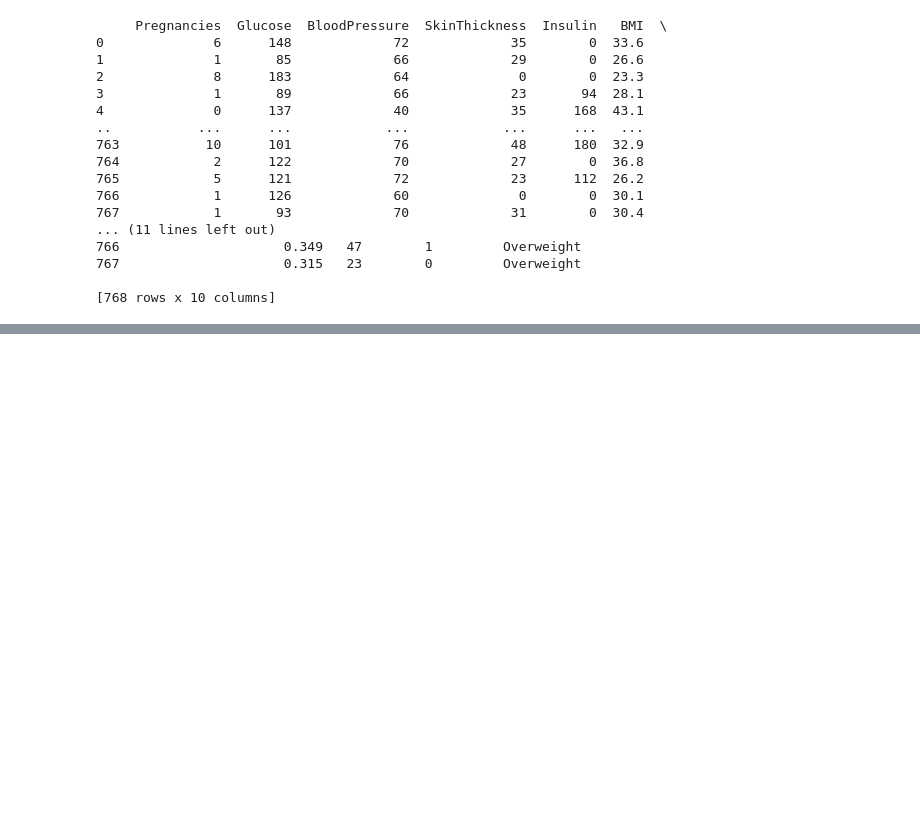
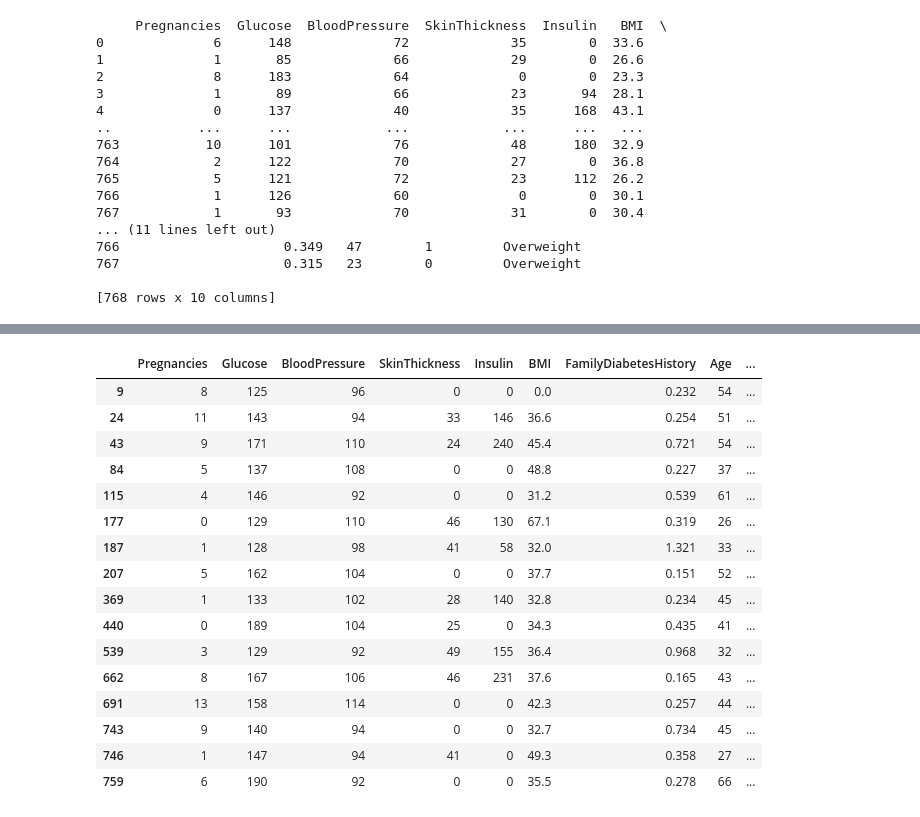
Before and after one commit to edytea/ACE-big-bio-data-class, a Jupyter notebook: Assignments/ACE_Big_Data_Class_Feb_2024_Pandas_Live_Class And Assignment.ipynb, the cells around one changed output, grey strips where cells are left out. Saved outputs shown, nothing was run; the diff lists cells and outputs as text; code cells hidden in the pictures; blank space fills up the shorter version.

```diff
--- a/Assignments/ACE_Big_Data_Class_Feb_2024_Pandas_Live_Class And Assignment.ipynb
+++ b/Assignments/ACE_Big_Data_Class_Feb_2024_Pandas_Live_Class And Assignment.ipynb
@@ -445,3 +445,5 @@ print(data)
 [768 rows x 10 columns]
 # %%
 # Change the 'DiabetesPedigreeFunction' column name to 'FamilyDiabetesHistory'.
+data.rename(columns={"DiabetesPedigreeFunction": "FamilyDiabetesHistory"}, inplace=True)
+data
@@ -454,3 +511,25 @@ print(data)
 # %%
-#Identify patients with an 'Outcome' of 1, 'BloodPressure' higher than 90, and 'Glucose' levels above 120.
+# Identify patients with an 'Outcome' of 1, 'BloodPressure' higher than 90, and 'Glucose' levels above 120.
+filtered_data2 = data[
+    (data["Outcome"] == 1) & (data["BloodPressure"] > 90) & (data["Glucose"] > 120)
+]
+filtered_data2
+# %% [output]
+|  | Pregnancies | Glucose | BloodPressure | SkinThickness | Insulin | BMI | FamilyDiabetesHistory | Age | ... |
+| 9 | 8 | 125 | 96 | 0 | 0 | 0.0 | 0.232 | 54 | ... |
+| 24 | 11 | 143 | 94 | 33 | 146 | 36.6 | 0.254 | 51 | ... |
+| 43 | 9 | 171 | 110 | 24 | 240 | 45.4 | 0.721 | 54 | ... |
+| 84 | 5 | 137 | 108 | 0 | 0 | 48.8 | 0.227 | 37 | ... |
+| 115 | 4 | 146 | 92 | 0 | 0 | 31.2 | 0.539 | 61 | ... |
+| 177 | 0 | 129 | 110 | 46 | 130 | 67.1 | 0.319 | 26 | ... |
+| 187 | 1 | 128 | 98 | 41 | 58 | 32.0 | 1.321 | 33 | ... |
+| 207 | 5 | 162 | 104 | 0 | 0 | 37.7 | 0.151 | 52 | ... |
+| 369 | 1 | 133 | 102 | 28 | 140 | 32.8 | 0.234 | 45 | ... |
+| 440 | 0 | 189 | 104 | 25 | 0 | 34.3 | 0.435 | 41 | ... |
+| 539 | 3 | 129 | 92 | 49 | 155 | 36.4 | 0.968 | 32 | ... |
+| 662 | 8 | 167 | 106 | 46 | 231 | 37.6 | 0.165 | 43 | ... |
+| 691 | 13 | 158 | 114 | 0 | 0 | 42.3 | 0.257 | 44 | ... |
+| 743 | 9 | 140 | 94 | 0 | 0 | 32.7 | 0.734 | 45 | ... |
+| 746 | 1 | 147 | 94 | 41 | 0 | 49.3 | 0.358 | 27 | ... |
+| 759 | 6 | 190 | 92 | 0 | 0 | 35.5 | 0.278 | 66 | ... |
 # %%
```
Also changed, not shown: parts of 9 cells of this notebook.
